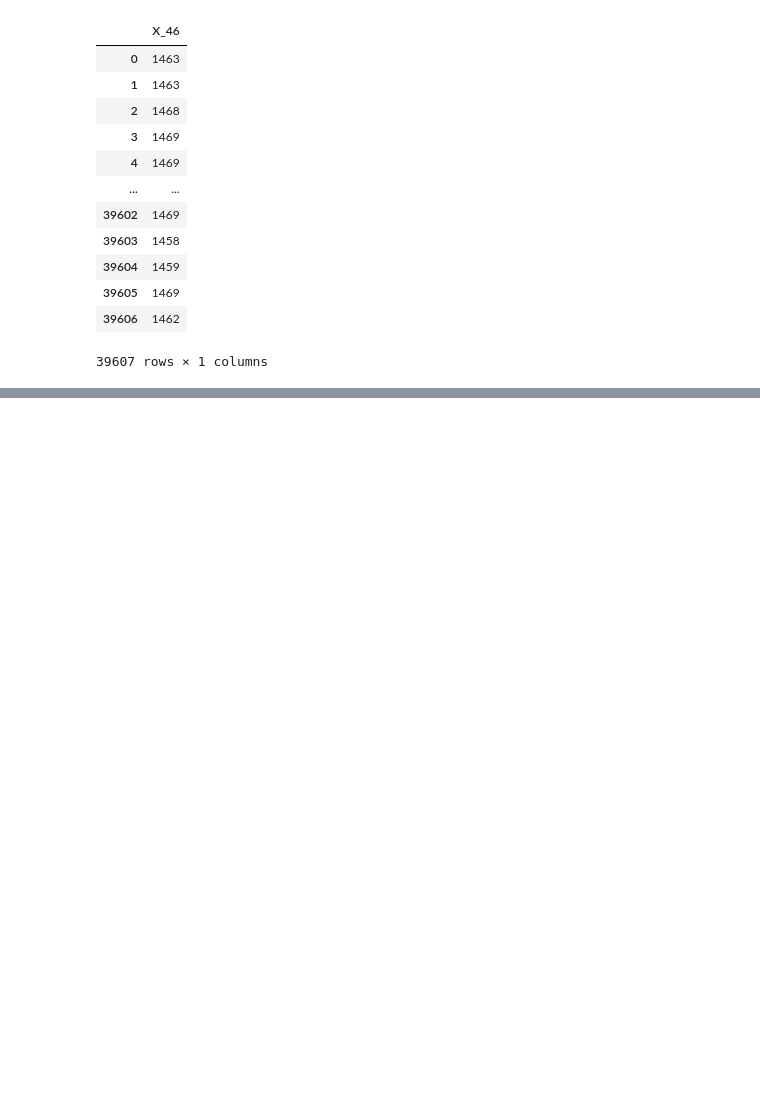
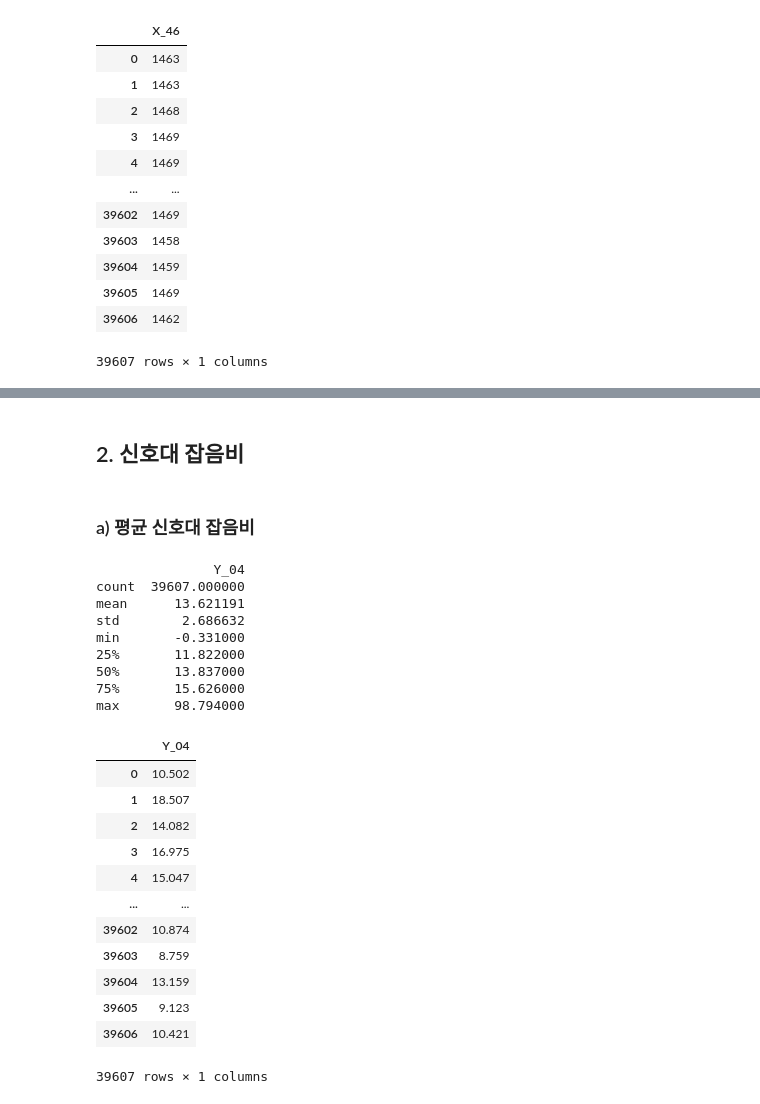
Before and after one commit to jinkyusung/antenna-performance-prediction, a Jupyter notebook: exploratory-data-analysis/eda.ipynb, the cells around one changed output, grey strips where cells are left out. Drawn from its saved outputs; the diff is of its cells as text; code cells hidden in the pictures; blank space fills up the shorter version.

```diff
--- a/exploratory-data-analysis/eda.ipynb
+++ b/exploratory-data-analysis/eda.ipynb
@@ -626,0 +689,31 @@ max     1469.000000
+# %% [markdown]
+## 2. 신호대 잡음비
+# %% [markdown]
+### a) 평균 신호대 잡음비
+# %%
+feature = pd.read_csv('../dataset/y_feature/평균 신호대 잡음비.csv')
+print(feature.describe())
+feature
+# %% [output]
+               Y_04
+count  39607.000000
+mean      13.621191
+std        2.686632
+min       -0.331000
+25%       11.822000
+50%       13.837000
+75%       15.626000
+max       98.794000
+|  | Y_04 |
+| 0 | 10.502 |
+| 1 | 18.507 |
+| 2 | 14.082 |
+| 3 | 16.975 |
+| 4 | 15.047 |
+| ... | ... |
+| 39602 | 10.874 |
+| 39603 | 8.759 |
+| 39604 | 13.159 |
+| 39605 | 9.123 |
+| 39606 | 10.421 |
+39607 rows × 1 columns
```
Also changed, not shown: parts of 26 cells of this notebook.
